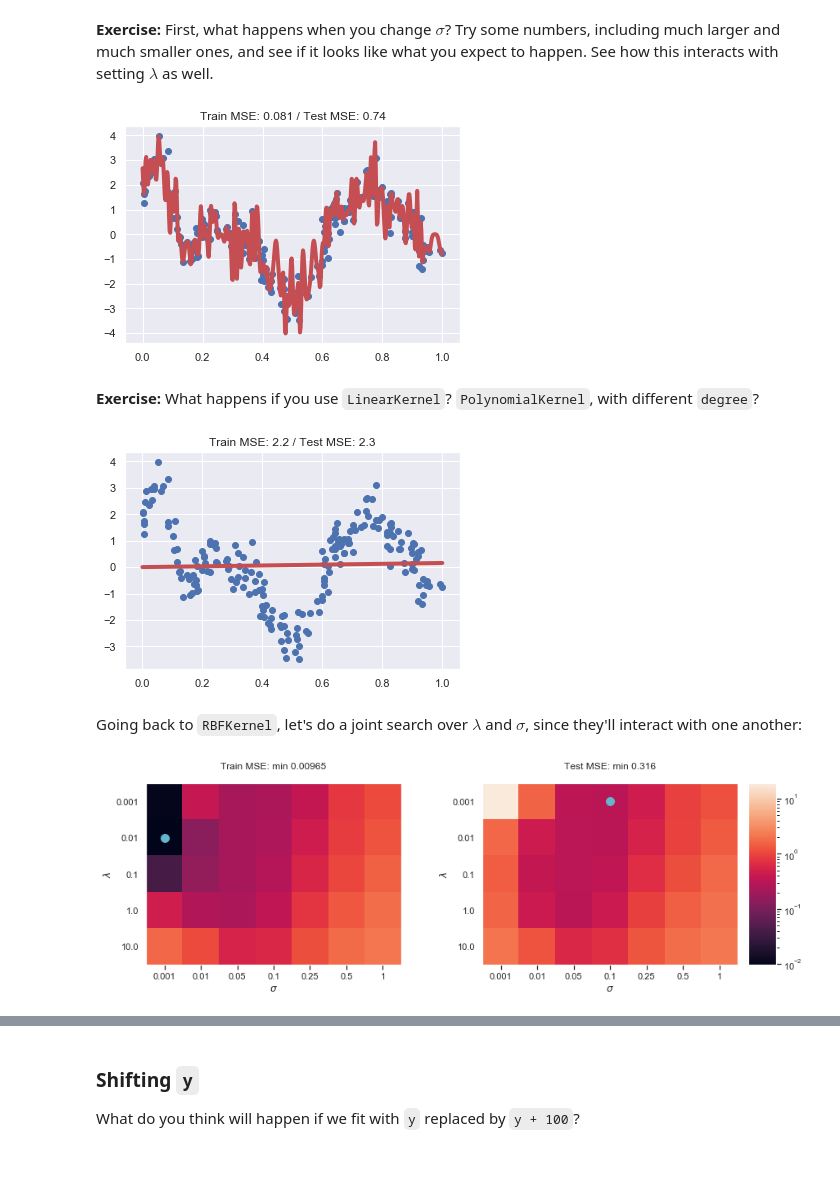
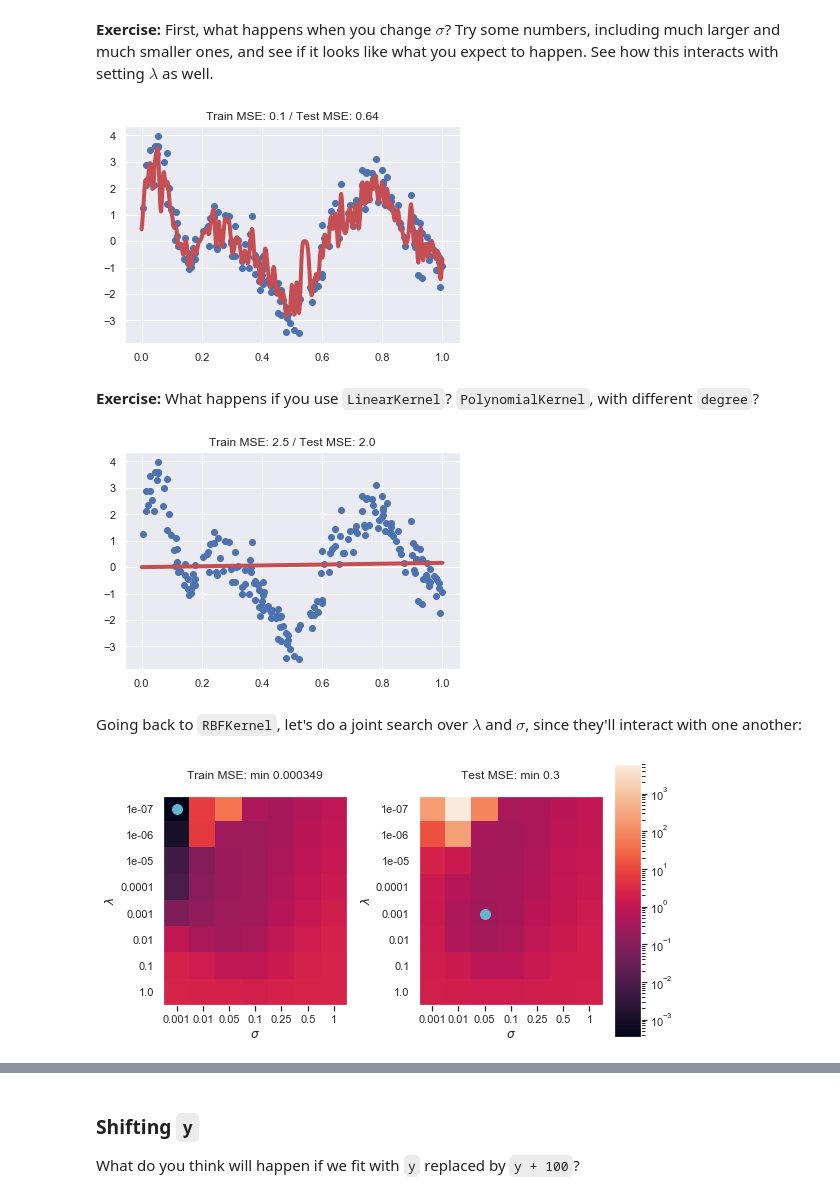
Before and after one commit to djsutherland/ds3-kernels, a Jupyter notebook: solutions-ridge.ipynb, the cells around one changed output, grey strips where cells are left out. Saved outputs shown, nothing was run; the diff lists cells and outputs as text; code cells hidden in the pictures; blank space fills up the shorter version.

Commit message:
Built for 5fe6ab8f (fix lambdas in ridge solution)

```diff
--- a/solutions-ridge.ipynb
+++ b/solutions-ridge.ipynb
@@ -329,7 +335,7 @@ class KernelRidgeRegression:
         K_XX, y = as_tensors(K_XX, y)
 
         assert len(K_XX.shape) == 2
-        self.n_train_ = K_XX.shape[0]
+        self.n_train_ = n_train = K_XX.shape[0]
 
         if len(y.shape) == 1:
             self.n_labels_ = None
@@ -340,20 +346,20 @@ class KernelRidgeRegression:
 
         assert K_XX.shape[1] == y.shape[0] == self.n_train_
 
-        # TODO: find the solution, and save it in self.alpha_
-        # If you set anything
-        to_inv = K_XX + self.reg_wt * torch.eye(K_XX.shape[0], device=K_XX.device)  # SOLUTION
-        if self.solver == 'lu':                                                     # SOLUTION
-            # the LU-based solution                                                 # SOLUTION
-            self.alpha_ = torch.solve(y, to_inv)[0]                                 # SOLUTION
-        elif self.solver == 'cholesky':                                             # SOLUTION
-            # the cholesky solution (default)                                       # SOLUTION
-            L = torch.cholesky(to_inv, upper=False)                                 # SOLUTION
-            inner = torch.triangular_solve(y, L, upper=False).solution              # SOLUTION
-            self.alpha_ = torch.triangular_solve(                                   # SOLUTION
-                inner, L, upper=False, transpose=True).solution                     # SOLUTION
-        else:                                                                       # SOLUTION
-            raise ValueError(f"unknown solver {self.solver!r}")                     # SOLUTION
+        # TODO: find the solution, and save it in eg self.alpha_
+        reg = self.reg_wt * n_train * torch.eye(n_train, device=K_XX.device)  # SOLUTION
+        to_inv = K_XX + reg                                                   # SOLUTION
+        if self.solver == 'lu':                                               # SOLUTION
+            # the LU-based solution                                           # SOLUTION
+            self.alpha_ = torch.solve(y, to_inv)[0]                           # SOLUTION
+        elif self.solver == 'cholesky':                                       # SOLUTION
+            # the cholesky solution (default)                                 # SOLUTION
+            L = torch.cholesky(to_inv, upper=False)                           # SOLUTION
+            inner = torch.triangular_solve(y, L, upper=False).solution        # SOLUTION
+            self.alpha_ = torch.triangular_solve(                             # SOLUTION
+                inner, L, upper=False, transpose=True).solution               # SOLUTION
+        else:                                                                 # SOLUTION
+            raise ValueError(f"unknown solver {self.solver!r}")               # SOLUTION
 
     def predict(self, K_test):
         """
@@ -460,5 +466,5 @@ evaluate(KernelRidgeRegression(reg_wt=5))
 # %%
-lams = [1e-5, 1e-4, 1e-3, 1e-2, 1e-1, 1e0, 1e1]
+lams = [1e-7, 1e-6, 1e-5, 1e-4, 1e-3, 1e-2, 1e-1, 1e0, 1e1]
 train_mses = []
 test_mses = []
 for lam in lams:
@@ -494,21 +500,21 @@ We can also see whether my guess at $\sigma$ was really right.
 # %% [markdown]
 **Exercise:** First, what happens when you change $\sigma$? Try some numbers, including much larger and much smaller ones, and see if it looks like what you expect to happen. See how this interacts with setting $\lambda$ as well.
 # %%
-evaluate(KernelRidgeRegression(reg_wt=.01),
+evaluate(KernelRidgeRegression(reg_wt=.001),
          kernel_cls=functools.partial(RBFKernel, sigma=.005))
 # %% [output]
-[figure, old version]
+[figure, new version]
 # %% [markdown]
 **Exercise:** What happens if you use `LinearKernel`? `PolynomialKernel`, with different `degree`?
 # %%
-evaluate(KernelRidgeRegression(reg_wt=.1),
+evaluate(KernelRidgeRegression(reg_wt=.001),
          kernel_cls=functools.partial(LinearKernel))
 # %% [output]
-[figure, old version]
+[figure, new version]
 # %% [markdown]
 Going back to `RBFKernel`, let's do a joint search over $\lambda$ and $\sigma$, since they'll interact with one another:
 # %%
-lams = [1e-3, 1e-2, 1e-1, 1e0, 1e1]
+lams = [1e-7, 1e-6, 1e-5, 1e-4, 1e-3, 1e-2, 1e-1, 1e0]
 sigs = [.001, .01, .05, .1, .25, .5, 1]
 mses = np.full((len(lams), len(sigs), 2), np.nan)
 
@@ -522,38 +528,38 @@ for lam_i, lam in enumerate(lams):
         except RuntimeError as e:
             print(f"{lam} {sig}: {e}")
 
-fig, axes = plt.subplots(ncols=2, figsize=(12, 4), constrained_layout=True)
+fig, axes = plt.subplots(ncols=2, figsize=(8, 4), constrained_layout=True)
 
 norm = mpl.colors.LogNorm(vmin=np.nanmin(mses), vmax=np.nanmax(mses))
 
 ax1, ax2 = axes
 ax1.matshow(mses[:, :, 0], norm=norm)
 best1, best2 = np.unravel_index(np.argmin(mses[:, :, 0]), mses.shape[:2])
 ax1.scatter([best2], [best1], marker='o', color='c', s=100)
 ax1.set_title(f"Train MSE: min {mses[best1, best2, 0]:.3}")
 
 im = ax2.matshow(mses[:, :, 1], norm=norm)
 best1, best2 = np.unravel_index(np.argmin(mses[:, :, 1]), mses.shape[:2])
 ax2.scatter([best2], [best1], marker='o', color='c', s=100)
 ax2.set_title(f"Test MSE: min {mses[best1, best2, 1]:.3}")
 fig.colorbar(im)
 
 for ax in axes:
     ax.grid(False)
 
     ax.xaxis.set_major_locator(mpl.ticker.MultipleLocator(1))
     ax.xaxis.set_ticks_position('bottom')
     ax.xaxis.set_ticklabels([''] + [f'{sig}' for sig in sigs])
     ax.set_xlabel(r'$\sigma$')
 
     ax.yaxis.set_major_locator(mpl.ticker.MultipleLocator(1))
     ax.yaxis.set_ticklabels([''] + [f'{lam}' for lam in lams])
     ax.set_ylabel(r'$\lambda$')
 
 fig.savefig('figs/toy-krr-sig-lambda.png');  # SOLUTION
 # If you get a RuntimeWarning due to nans, don't worry about it...
 # %% [output]
-[figure, old version]
+[figure, new version]
 # %% [markdown]
 For reference, my result looks like
 ![](figs/toy-krr-sig-lambda.png)
```
Also changed, not shown: parts of 23 cells of this notebook, 4 other files.
